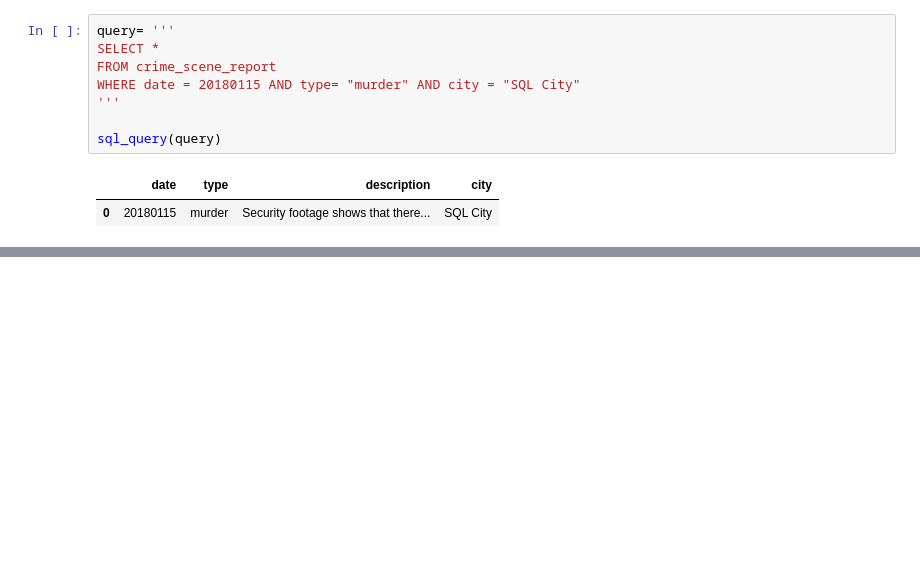
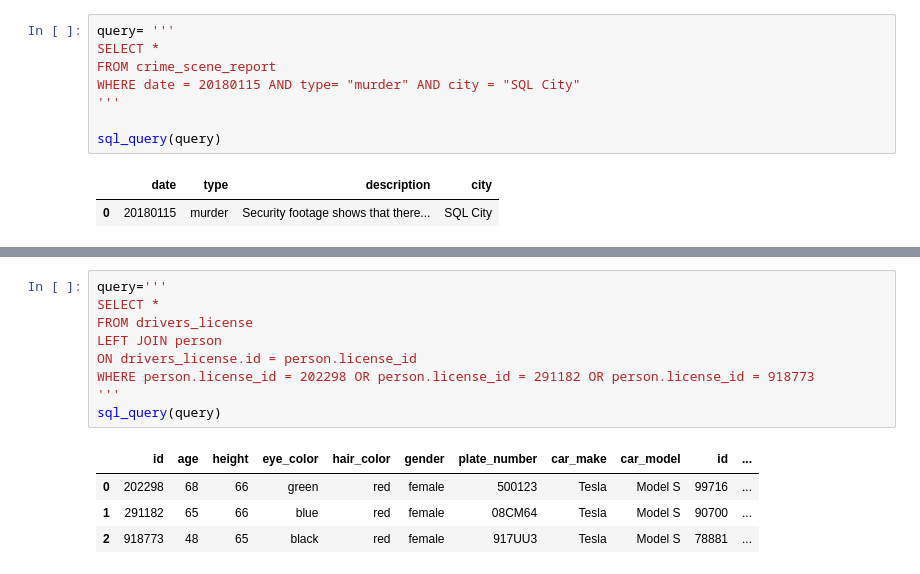
Before and after one commit to javierlopezcervino/DS-ONLINE-JAVIER-LOPEZ, a Jupyter notebook: Team_Challenges/TC_02_Sprint_06_SQL/Parte_I_SQL_Game.ipynb, the cells around one changed output, grey strips where cells are left out. Saved outputs shown, nothing was run; the diff lists cells and outputs as text; blank space fills up the shorter version.

```diff
--- a/Team_Challenges/TC_02_Sprint_06_SQL/Parte_I_SQL_Game.ipynb
+++ b/Team_Challenges/TC_02_Sprint_06_SQL/Parte_I_SQL_Game.ipynb
@@ -66,0 +203,14 @@ FROM
+# %%
+query='''
+SELECT *
+FROM drivers_license
+LEFT JOIN person
+ON drivers_license.id = person.license_id
+WHERE person.license_id = 202298 OR person.license_id = 291182 OR person.license_id = 918773
+'''
+sql_query(query)
+# %% [output]
+|  | id | age | height | eye_color | hair_color | gender | plate_number | car_make | car_model | id | ... |
+| 0 | 202298 | 68 | 66 | green | red | female | 500123 | Tesla | Model S | 99716 | ... |
+| 1 | 291182 | 65 | 66 | blue | red | female | 08CM64 | Tesla | Model S | 90700 | ... |
+| 2 | 918773 | 48 | 65 | black | red | female | 917UU3 | Tesla | Model S | 78881 | ... |
```
Also changed, not shown: parts of 13 cells of this notebook.
